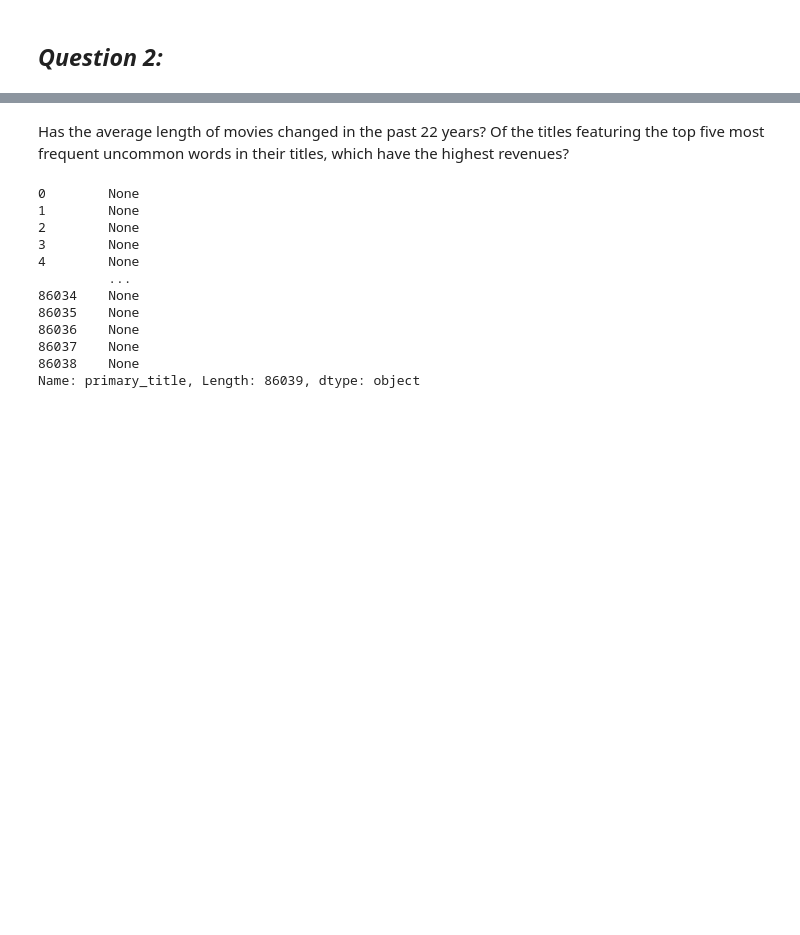
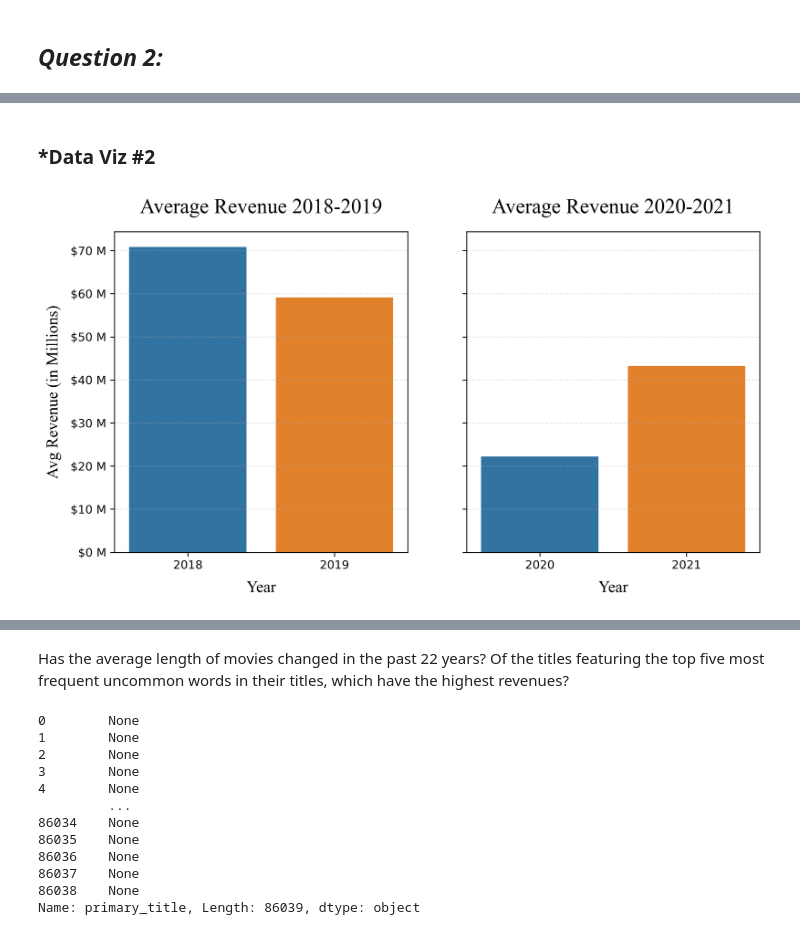
Before and after one commit to CRPeace/Movie_Data_API_Stats_Analysis, a Jupyter notebook: C.Peace_Project_3_Part_4.ipynb, the cells around one changed output, grey strips where cells are left out. Drawn from its saved outputs; the diff is of its cells as text; code cells hidden in the pictures; blank space fills up the shorter version.

```diff
--- a/C.Peace_Project_3_Part_4.ipynb
+++ b/C.Peace_Project_3_Part_4.ipynb
@@ -545,0 +666,7 @@ Do some genres earn more revenue on average than others?
+# %%
+# making a zscore column for each group
+y_before['zscore'] = stats.zscore(y_before['revenue'])
+y_after['zscore'] = stats.zscore(y_after['revenue'])
+
+# checking
+display(y_before.sample(3), y_after.sample(3))
@@ -545,0 +689,12 @@ Do some genres earn more revenue on average than others?
+# %%
+# displaying shape to compare against
+print(y_before.shape, y_after.shape)
+
+# removing outliers
+y_before = y_before[abs(y_before['zscore']) < 3].copy()
+y_after = y_after[abs(y_after['zscore']) < 3].copy()
+
+# checking
+print(y_before.shape, y_after.shape)
+print(f'Number of outliers in years 2018-2019: {len(y_before[abs(y_before.zscore) > 3])}')
+print(f'Number of outliers in years 2020-2021: {len(y_after[abs(y_after.zscore) > 3])}')
@@ -545,0 +755,25 @@ Do some genres earn more revenue on average than others?
+# %% [markdown]
+### ***Data Viz #2**
+# %%
+# plotting means for each year for comparison
+fig, (ax1, ax2) = plt.subplots(1, 2, figsize=(10, 5), dpi=300, sharey='all')
+
+sns.barplot(data=y_before, y='revenue', x='start_year', ax=ax1, errorbar=None)
+ax1.set_title('Average Revenue 2018-2019', pad=16,
+              fontfamily='Times New Roman', fontsize=18)
+ax1.set_ylabel('Avg Revenue (in Millions)', fontfamily='Times New Roman',
+               labelpad=8, fontsize=14)
+ax1.set_xlabel('Year', fontfamily='Times New Roman', labelpad=8, fontsize=14)
+ax1.yaxis.set_major_formatter(price_fmt_100k)
+ax1.grid(axis='y', alpha=.3, ls='--')
+
+sns.barplot(data=y_after, y='revenue', x='start_year', ax=ax2, errorbar=None)
+ax2.set_title('Average Revenue 2020-2021', pad=16,
+              fontfamily='Times New Roman', fontsize=18)
+ax2.set_ylabel('')
+ax2.set_xlabel('Year', fontfamily='Times New Roman', labelpad=8, fontsize=14)
+
+ax2.yaxis.set_major_formatter(price_fmt_100k)
+ax2.grid(axis='y', alpha=.3, ls='--')
+# %% [output]
+[figure, added]
```
Also changed, not shown: parts of 41 cells of this notebook.
